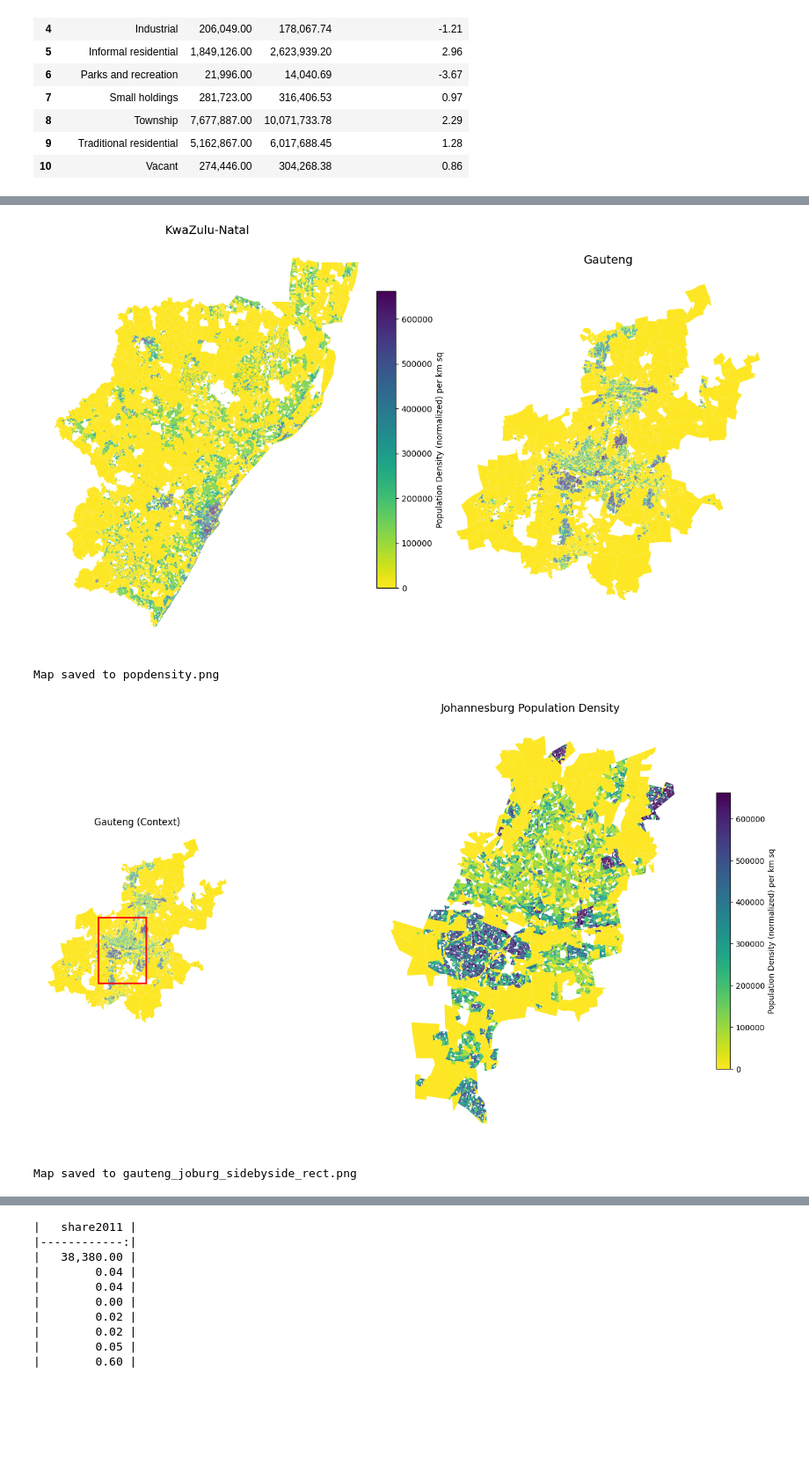
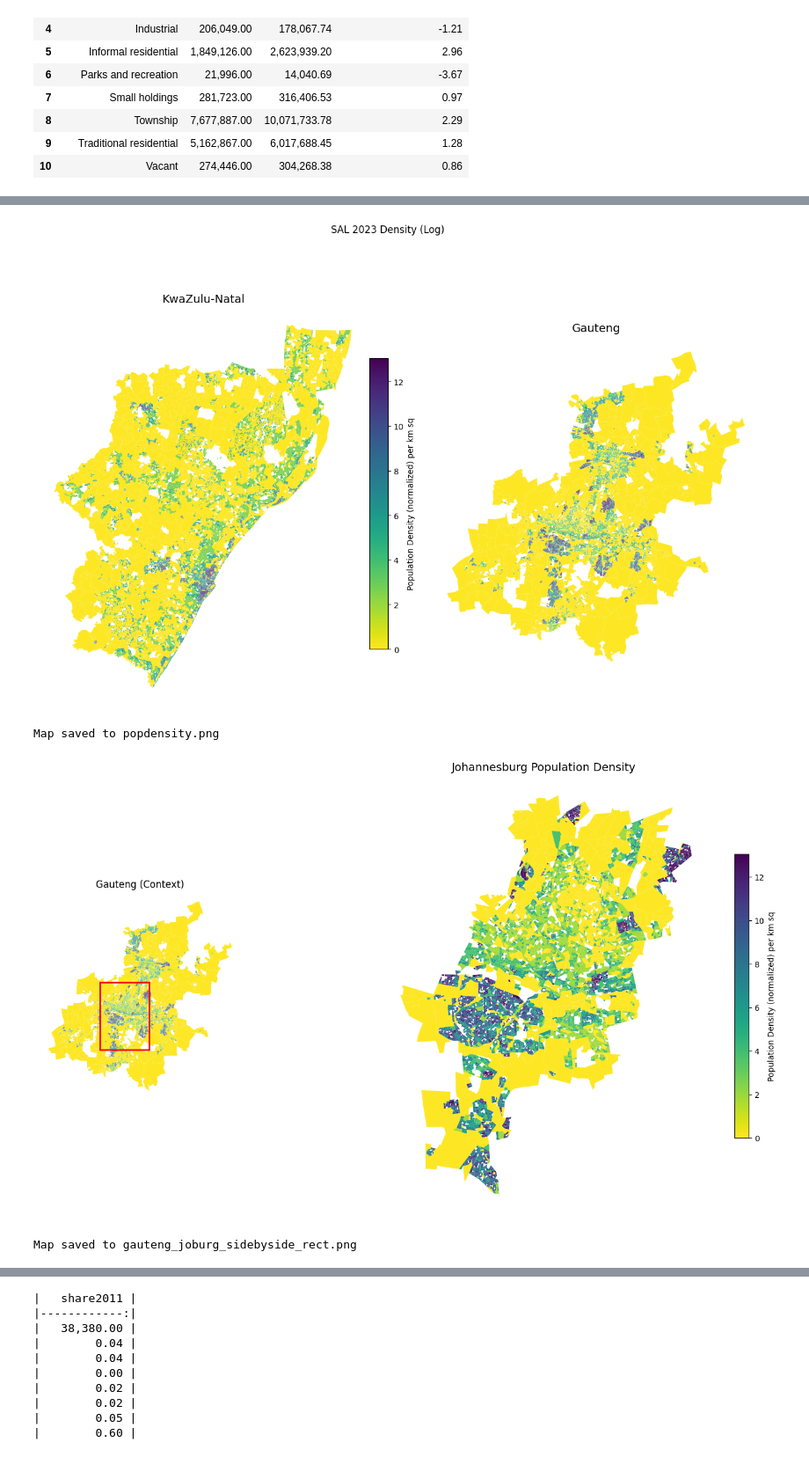
Before and after one commit to tess-vu/south-africa-healthcare, a Jupyter notebook: newpred.ipynb, the cells around one changed output, grey strips where cells are left out. Shown at 88% size. Saved outputs shown, nothing was run; the diff lists cells and outputs as text; code cells hidden in the pictures; blank space fills up the shorter version.

```diff
--- a/newpred.ipynb
+++ b/newpred.ipynb
@@ -49,7 +49,7 @@ sal_with_ward = sal_with_ward.merge(
     how='left'
 )
 # %%
-sal_wards= sal_with_ward[['WardID', 'EA_CODE', 'sal2011_po', "Total", 'EA_GTYPE', 'EA_TYPE', 'F4_class', 'num_houses', 'AREA',
+sal_wards= sal_with_ward[['WardID', 'EA_CODE', 'sal2011_po', "Total", 'EA_GTYPE', 'EA_TYPE', 'F4_class', 'num_houses',
                          'Black_Afri', 'White', 'Coloured', 'Indian_or', 'Other',    ]]
 # %%
 sal_wards=sal_wards.rename(columns={'sal2011_po': 'sal2011_pop',
@@ -63,12 +63,15 @@ sal_wards['EA_TYPE'] = sal_wards['EA_TYPE'].str.replace(
 )
 # %%
 sal_wards.loc[sal_wards['sal2011_pop'] == 0, 'sal2011_pop'] = sal_wards['houses2011']*3
-sal_wards['new_areakm']=sal_wards['AREA']/1000000
+
+
+sal_wards['area_km2'] = sal_with_ward.geometry.area / 1e6
 
 sal_wards['sal_dense'] = (
     sal_wards['sal2011_pop'].astype(float) /
-    sal_wards['new_areakm'].astype(float)
+    sal_wards['area_km2'].astype(float)
 )
+sal_wards['log_density'] = np.log1p(sal_wards['sal_dense'])
 # %%
 sal_wards
 # %% [output]
@@ -379 +379,3 @@ print(f"Map saved to {output_file}")
 Map saved to pop2023estimate.png
+# %%
+sal_map['dense_2023']= sal_map['sal2023_est']/sal_map['area_km2']
@@ -380,3 +394,5 @@ Map saved to pop2023estimate.png
+# %%
+sal_map['log_density'] = np.log1p(sal_map['dense_2023'])
 # %%
 import mapclassify
 import matplotlib.pyplot as plt
@@ -391,7 +407,7 @@ for i, prov in enumerate(provinces):
 
     # compute quintile breaks
     subset.plot(
-        column='sal_dense',
+        column='log_density',
         cmap='viridis_r',
         legend=False,
         scheme='Quantiles',
@@ -404,8 +420,8 @@ for i, prov in enumerate(provinces):
 
 # 🔥 Create shared colorbar in the middle
 norm = mpl.colors.Normalize(
-    vmin=sal_map['sal_dense'].min(),
-    vmax=sal_map['sal_dense'].max()
+    vmin=sal_map['log_density'].min(),
+    vmax=sal_map['log_density'].max()
 )
 sm = mpl.cm.ScalarMappable(cmap='viridis_r', norm=norm)
 sm.set_array([])
@@ -415,7 +431,7 @@ cbar_ax = fig.add_axes([0.48, 0.25, 0.02, 0.5])
 
 cbar = fig.colorbar(sm, cax=cbar_ax)
 cbar.set_label("Population Density (normalized) per km sq")
-
+plt.suptitle("SAL 2023 Density (Log)")
 output_file = "popdensity.png"
 plt.savefig(output_file, dpi=300, bbox_inches='tight')
 
@@ -423,7 +439,7 @@ plt.show()
 
 print(f"Map saved to {output_file}")
 # %% [output]
-[figure, old version]
+[figure, new version]
 Map saved to popdensity.png
 # %%
 sal_wards.to_csv('pop_pred_final.csv', index=False)
@@ -455,7 +471,7 @@ fig, axes = plt.subplots(
 # LEFT: GAUTENG (context)
 # -------------------------
 gauteng.plot(
-    column='sal_dense',
+    column='log_density',
     cmap='viridis_r',
     legend=False,
     scheme='Quantiles',
@@ -485,7 +501,7 @@ axes[0].axis('off')
 # RIGHT: JOHANNESBURG (zoom)
 # -------------------------
 jhb.plot(
-    column='sal_dense',
+    column='log_density',
     cmap='viridis_r',
     legend=False,
     scheme='Quantiles',
@@ -495,35 +511,35 @@ jhb.plot(
 
 axes[1].set_title("Johannesburg Population Density ", fontsize=14)
 axes[1].axis('off')
 
 # -------------------------
 # SHARED COLORBAR
 # -------------------------
 norm = mpl.colors.Normalize(
-    vmin=sal_map['sal_dense'].min(),
-    vmax=sal_map['sal_dense'].max()
+    vmin=sal_map['log_density'].min(),
+    vmax=sal_map['log_density'].max()
 )
 
 sm = mpl.cm.ScalarMappable(cmap='viridis_r', norm=norm)
 sm.set_array([])
 
 cbar = fig.colorbar(
     sm,
     ax=axes,
     fraction=0.02,
     pad=0.04
 )
 cbar.set_label("Population Density (normalized) per km sq")
 
 # -------------------------
 # SAVE
 # -------------------------
 output_file = "gauteng_joburg_sidebyside_rect.png"
 plt.savefig(output_file, dpi=300, bbox_inches='tight')
 
 plt.show()
 print(f"Map saved to {output_file}")
 # %% [output]
-[figure, old version]
+[figure, new version]
 Map saved to gauteng_joburg_sidebyside_rect.png
 # %%
```
Also changed, not shown: parts of 20 cells of this notebook, 4 other files.
